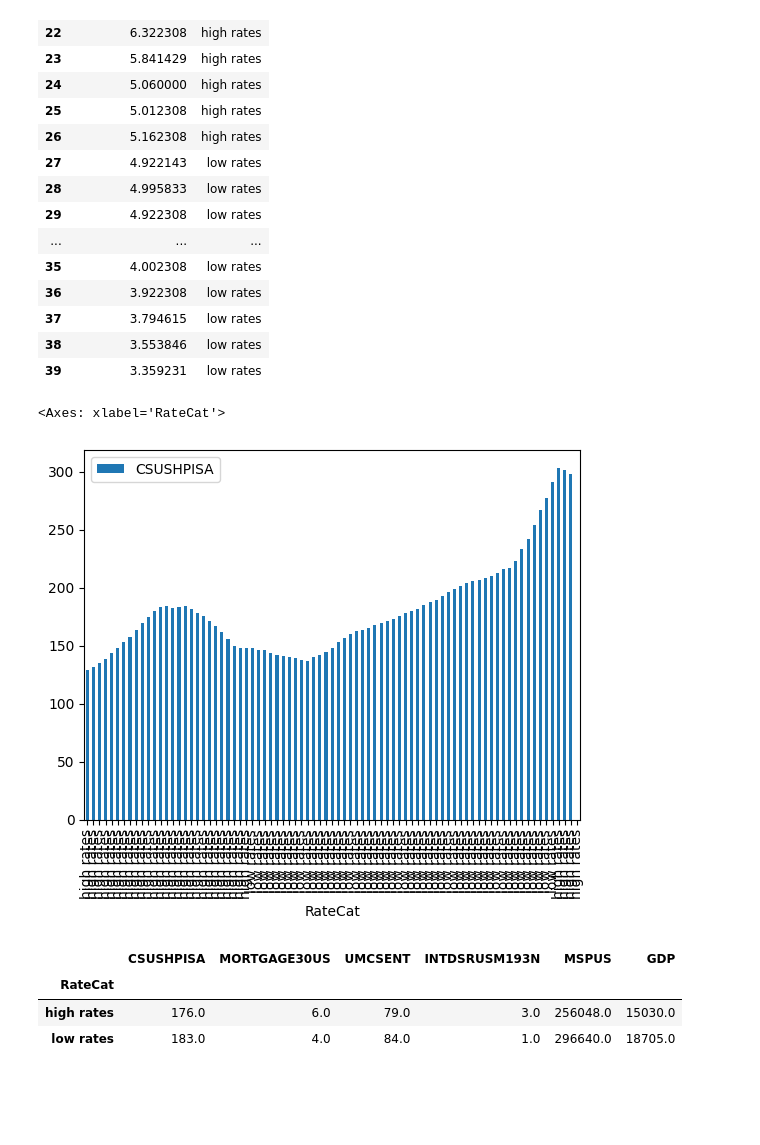
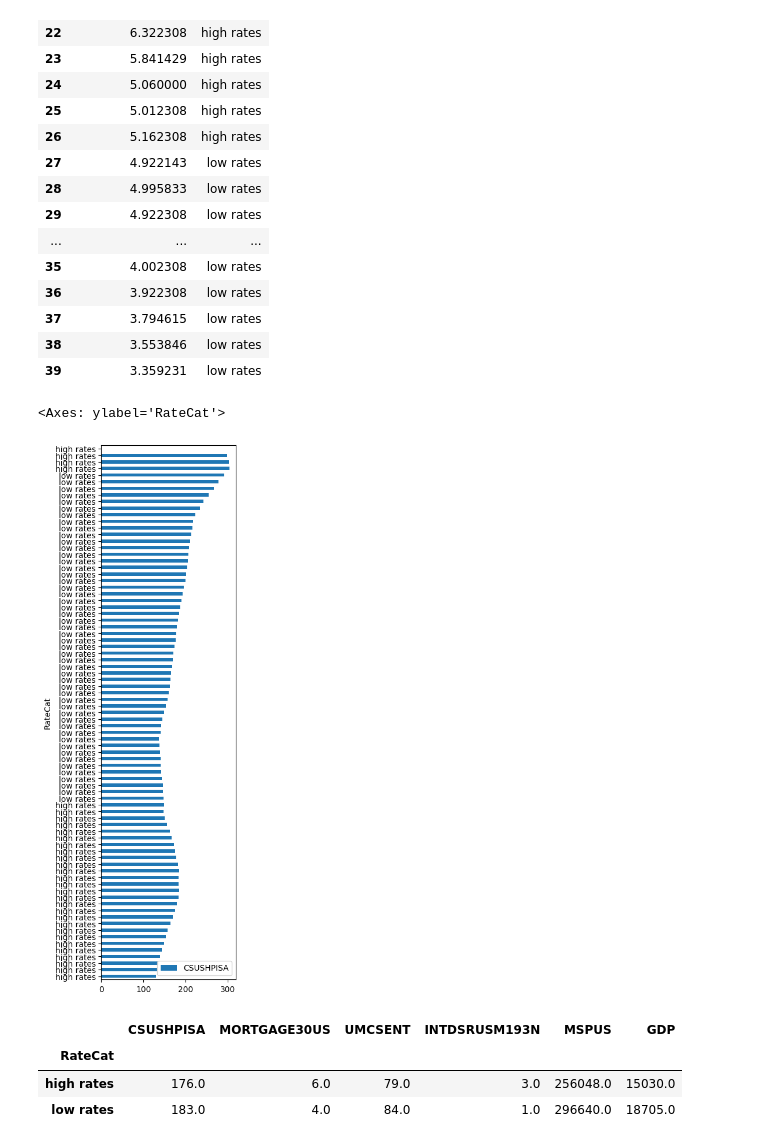
Before and after one commit to jmccahill5/datman, a Jupyter notebook: PS2.ipynb, the cells around one changed output. Drawn from its saved outputs; the diff is of its cells as text; code cells hidden in the pictures; blank space fills up the shorter version.

Commit message:
good, still couple glitches

```diff
--- a/PS2.ipynb
+++ b/PS2.ipynb
@@ -259,11 +261,11 @@ dat[['MORTGAGE30US','RateCat']][20:40]
 | 37 | 3.794615 | low rates |
 | 38 | 3.553846 | low rates |
 | 39 | 3.359231 | low rates |
-# %%
-dat.plot.bar(x = 'RateCat',y = 'CSUSHPISA')
-# %% [output]
-<Axes: xlabel='RateCat'>
-[figure, removed]
+# %%
+dat.plot.barh(x = 'RateCat',y = 'CSUSHPISA',figsize=(3,12)) #aok: better this way; still would be better if label was more meaningful than low or high rates; eg date; and when you have dates rather do line plots
+# %% [output]
+<Axes: ylabel='RateCat'>
+[figure, added]
 # %%
 #this shows the means for each variable based on whether rates were more or less than 5% on average that quarter
 # %%
```
Also changed, not shown: parts of 2 cells of this notebook.
